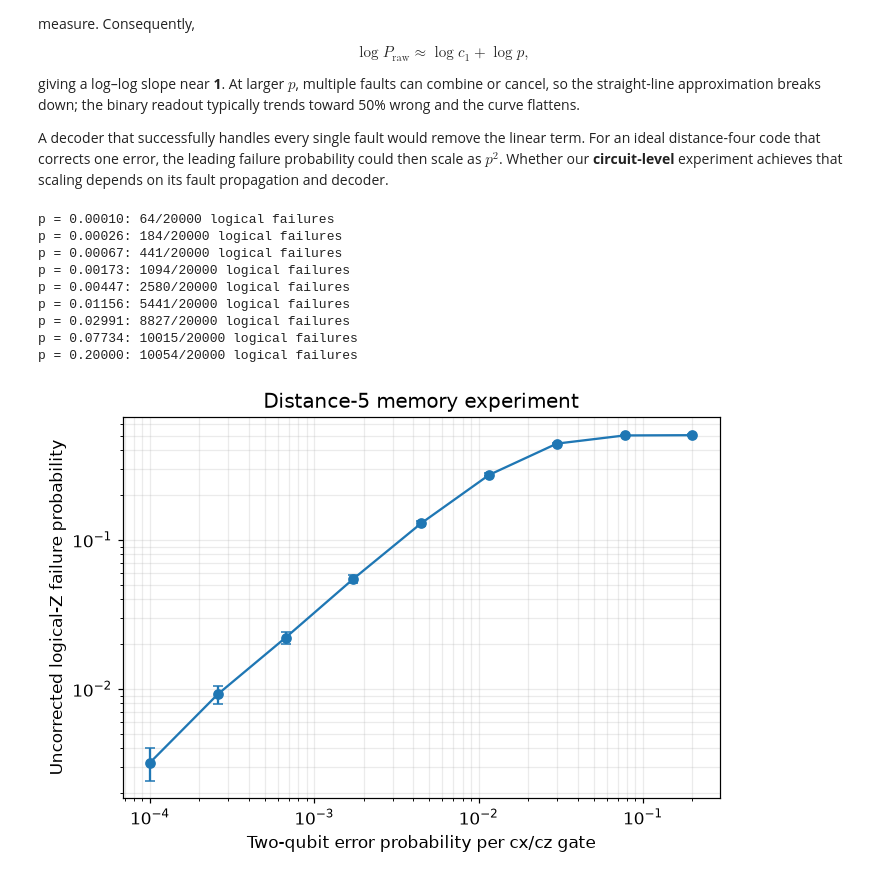
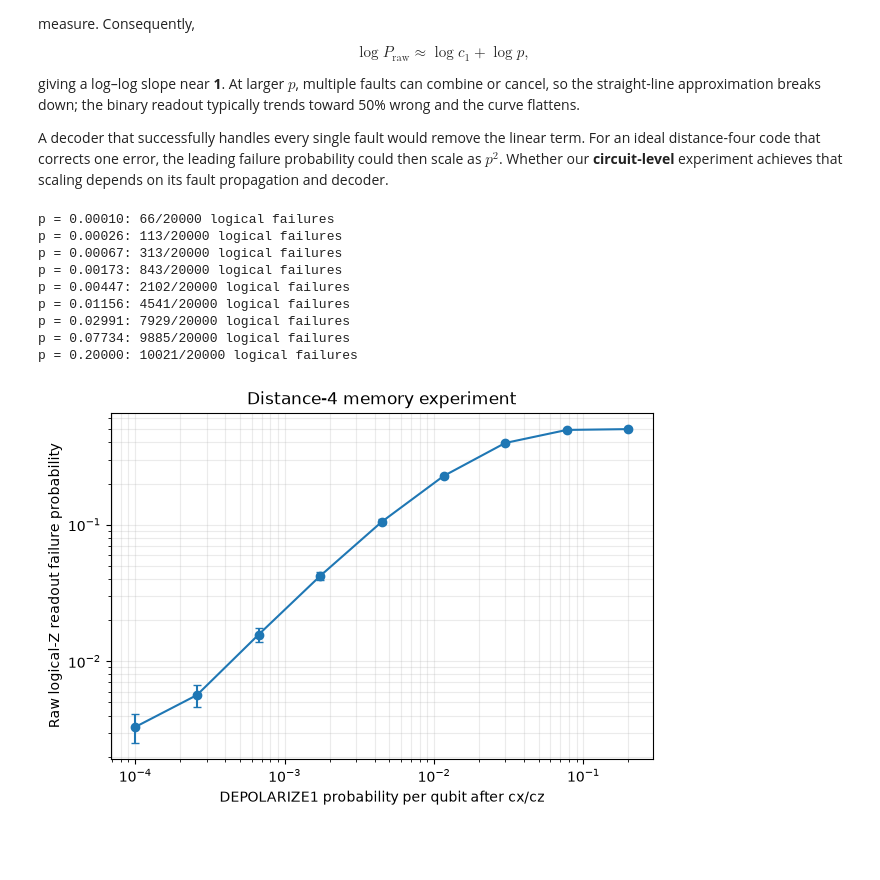
Before and after one commit to Sam-XiaoyueLi/QEC-basics, a Jupyter notebook: surface_code.ipynb, the cells around one changed output. Drawn from its saved outputs; the diff is of its cells as text; code cells hidden in the pictures; blank space fills up the shorter version.

```diff
--- a/surface_code.ipynb
+++ b/surface_code.ipynb
@@ -182,45 +184,45 @@ for i, p_gate in enumerate(physical_rates):
         },
     )
 
     circuit, _, _ = EkaToStimConverter().convert(
         interpreted, error_models=[noise]
     )
     _, logical_z = (
         circuit.compile_detector_sampler(seed=123 + i)
         .sample(shots=shots, separate_observables=True)
     )
     failure_counts.append(int(logical_z[:, 0].sum()))
 
 logical_rates = np.array(failure_counts) / shots
 # 95% confidence interval for a binomial proportion
 error_95 = 1.96 * np.sqrt(logical_rates * (1 - logical_rates) / shots)
 
 for p_gate, failures in zip(physical_rates, failure_counts):
     print(f"p = {p_gate:.5f}: {failures}/{shots} logical failures")
 
 fig, ax = plt.subplots(figsize=(7, 4.5))
 ax.errorbar(
     physical_rates, logical_rates, yerr=error_95,
     fmt="o-", capsize=3,
 )
 ax.set_xscale("log")
 ax.set_yscale("log")
-ax.set_xlabel("Two-qubit error probability per cx/cz gate")
-ax.set_ylabel("Uncorrected logical-Z failure probability")
+ax.set_xlabel("DEPOLARIZE1 probability per qubit after cx/cz")
+ax.set_ylabel("Raw logical-Z readout failure probability")
 ax.set_title(f"Distance-{d} memory experiment")
 ax.grid(True, which="both", alpha=0.25)
 plt.show()
 # %% [output]
-p = 0.00010: 64/20000 logical failures
-p = 0.00026: 184/20000 logical failures
-p = 0.00067: 441/20000 logical failures
-p = 0.00173: 1094/20000 logical failures
-p = 0.00447: 2580/20000 logical failures
-p = 0.01156: 5441/20000 logical failures
-p = 0.02991: 8827/20000 logical failures
-p = 0.07734: 10015/20000 logical failures
-p = 0.20000: 10054/20000 logical failures
+p = 0.00010: 66/20000 logical failures
+p = 0.00026: 113/20000 logical failures
+p = 0.00067: 313/20000 logical failures
+p = 0.00173: 843/20000 logical failures
+p = 0.00447: 2102/20000 logical failures
+p = 0.01156: 4541/20000 logical failures
+p = 0.02991: 7929/20000 logical failures
+p = 0.07734: 9885/20000 logical failures
+p = 0.20000: 10021/20000 logical failures
-[figure, old version]
+[figure, new version]
 # %% [markdown]
 ## 2. Logical GHZ experiment
 
```
Also changed, not shown: parts of 13 cells of this notebook.
